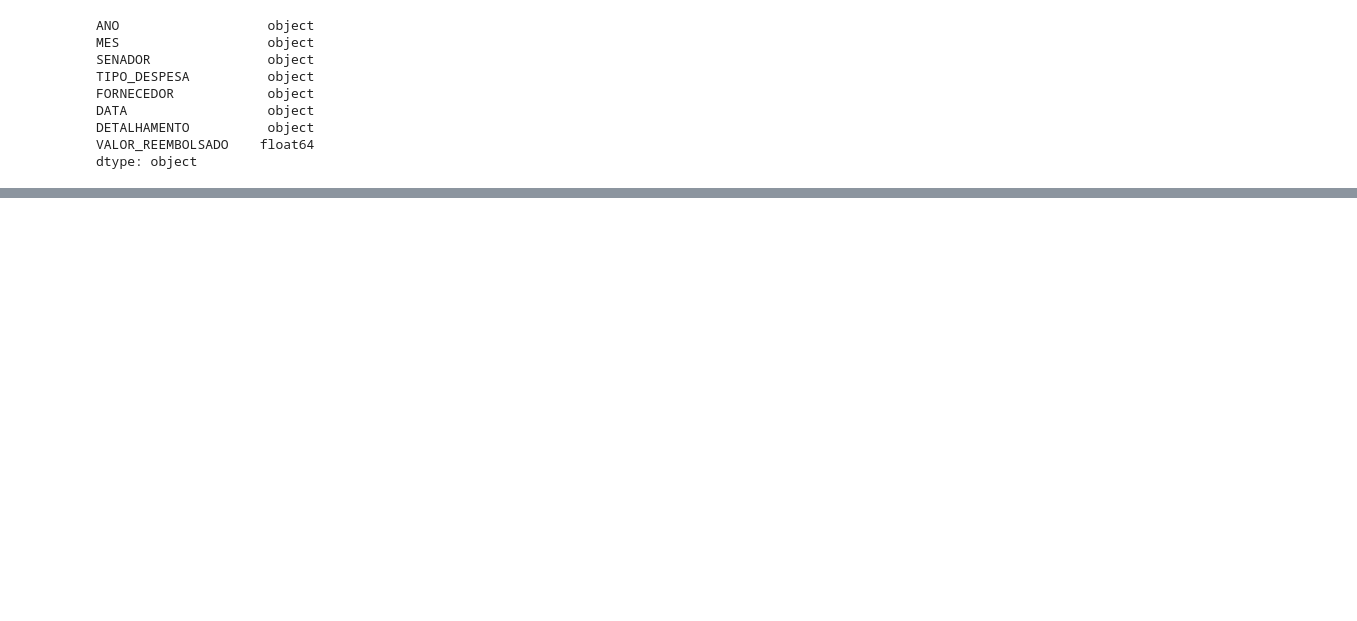
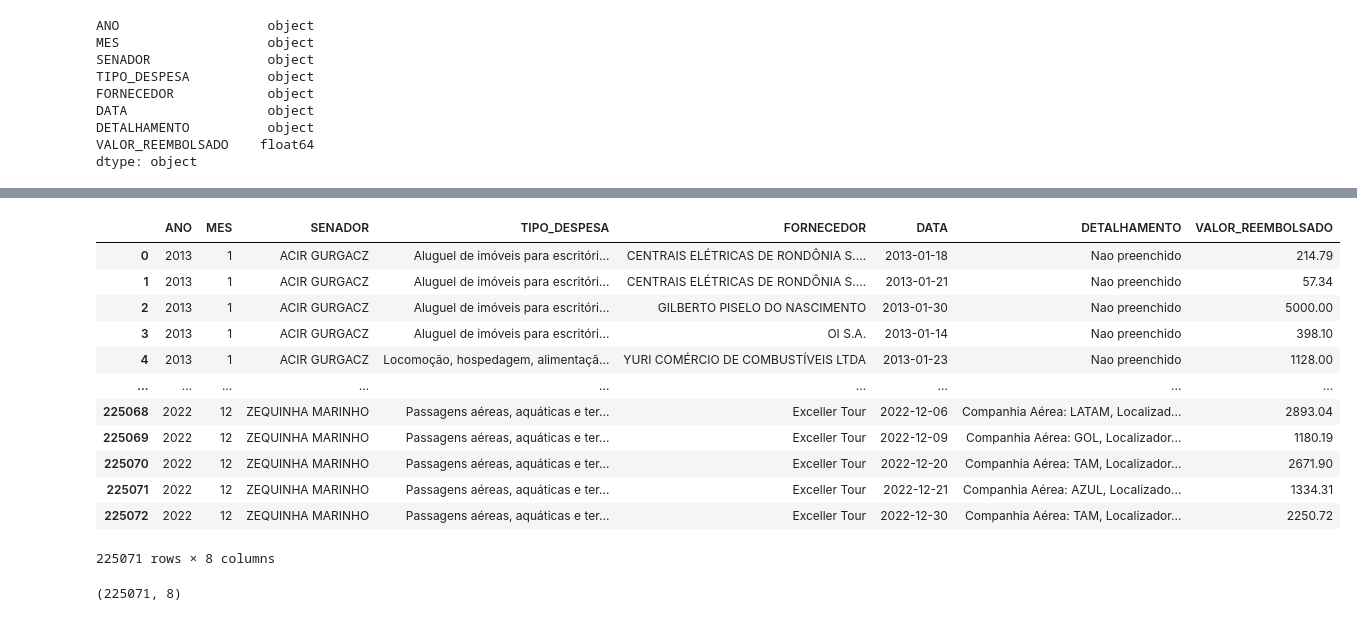
Before and after one commit to Bracchiara/7_days_of_code_alura, a Jupyter notebook: desafio_02_data_science/notebook/dia_1_data_wrangling.ipynb, the cells around one changed output, grey strips where cells are left out. Saved outputs shown, nothing was run; the diff lists cells and outputs as text; code cells hidden in the pictures; blank space fills up the shorter version.

```diff
--- a/desafio_02_data_science/notebook/dia_1_data_wrangling.ipynb
+++ b/desafio_02_data_science/notebook/dia_1_data_wrangling.ipynb
@@ -53,4 +74,0 @@ despesa_ceaps.loc[[10986, 31996, 37872], ['ANO','DATA']]
-# %%
-despesa_ceaps.loc[10986, 'DATA'] = '31/01/2019'
-despesa_ceaps.loc[31996, 'DATA'] = '05/05/2020'
-despesa_ceaps.loc[37872, 'DATA'] = '29/10/2021'
@@ -64,3 +75,14 @@ despesa_ceaps.loc[[10986, 31996, 37872], ['ANO','DATA']]
+# %%
+data_errada = [61736, 63204, 63557, 69939, 69943, 74344, 79625, 89872,
+                91052, 91167, 95412, 110815, 119949, 120180, 122729,
+                130647, 145166, 147784, 166703, 187713, 193589]
+# %%
+for data in data_errada:
+    dia, mes, _ = despesa_ceaps.loc[data, 'DATA'].split('/')
+    ano_correto = str(despesa_ceaps.at[data, 'ANO'])
+    despesa_ceaps.at[data, 'DATA'] = f'{dia}/{mes}/{ano_correto}'
+# %%
+despesa_ceaps.drop([57300, 57307], inplace=True)
 # %%
 despesa_ceaps['DATA'] = pd.to_datetime(despesa_ceaps['DATA'], format='%d/%m/%Y', errors = 'coerce').dt.date
 # %%
@@ -89,3 +111,24 @@ VALOR_REEMBOLSADO        0
 dtype: int64
 # %%
 despesa_ceaps.fillna('Nao preenchido', inplace=True)
+# %%
+despesa_ceaps
+# %% [output]
+|  | ANO | MES | SENADOR | TIPO_DESPESA | FORNECEDOR | DATA | DETALHAMENTO | VALOR_REEMBOLSADO |
+| 0 | 2013 | 1 | ACIR GURGACZ | Aluguel de imóveis para escritóri... | CENTRAIS ELÉTRICAS DE RONDÔNIA S.... | 2013-01-18 | Nao preenchido | 214.79 |
+| 1 | 2013 | 1 | ACIR GURGACZ | Aluguel de imóveis para escritóri... | CENTRAIS ELÉTRICAS DE RONDÔNIA S.... | 2013-01-21 | Nao preenchido | 57.34 |
+| 2 | 2013 | 1 | ACIR GURGACZ | Aluguel de imóveis para escritóri... | GILBERTO PISELO DO NASCIMENTO | 2013-01-30 | Nao preenchido | 5000.00 |
+| 3 | 2013 | 1 | ACIR GURGACZ | Aluguel de imóveis para escritóri... | OI S.A. | 2013-01-14 | Nao preenchido | 398.10 |
+| 4 | 2013 | 1 | ACIR GURGACZ | Locomoção, hospedagem, alimentaçã... | YURI COMÉRCIO DE COMBUSTÍVEIS LTDA | 2013-01-23 | Nao preenchido | 1128.00 |
+| ... | ... | ... | ... | ... | ... | ... | ... | ... |
+| 225068 | 2022 | 12 | ZEQUINHA MARINHO | Passagens aéreas, aquáticas e ter... | Exceller Tour | 2022-12-06 | Companhia Aérea: LATAM, Localizad... | 2893.04 |
+| 225069 | 2022 | 12 | ZEQUINHA MARINHO | Passagens aéreas, aquáticas e ter... | Exceller Tour | 2022-12-09 | Companhia Aérea: GOL, Localizador... | 1180.19 |
+| 225070 | 2022 | 12 | ZEQUINHA MARINHO | Passagens aéreas, aquáticas e ter... | Exceller Tour | 2022-12-20 | Companhia Aérea: TAM, Localizador... | 2671.90 |
+| 225071 | 2022 | 12 | ZEQUINHA MARINHO | Passagens aéreas, aquáticas e ter... | Exceller Tour | 2022-12-21 | Companhia Aérea: AZUL, Localizado... | 1334.31 |
+| 225072 | 2022 | 12 | ZEQUINHA MARINHO | Passagens aéreas, aquáticas e ter... | Exceller Tour | 2022-12-30 | Companhia Aérea: TAM, Localizador... | 2250.72 |
+225071 rows × 8 columns
+# %%
+despesa_ceaps.merge
+despesa_ceaps.shape
+# %% [output]
+(225071, 8)
```
Also changed, not shown: parts of 7 cells of this notebook, 7 other files.
